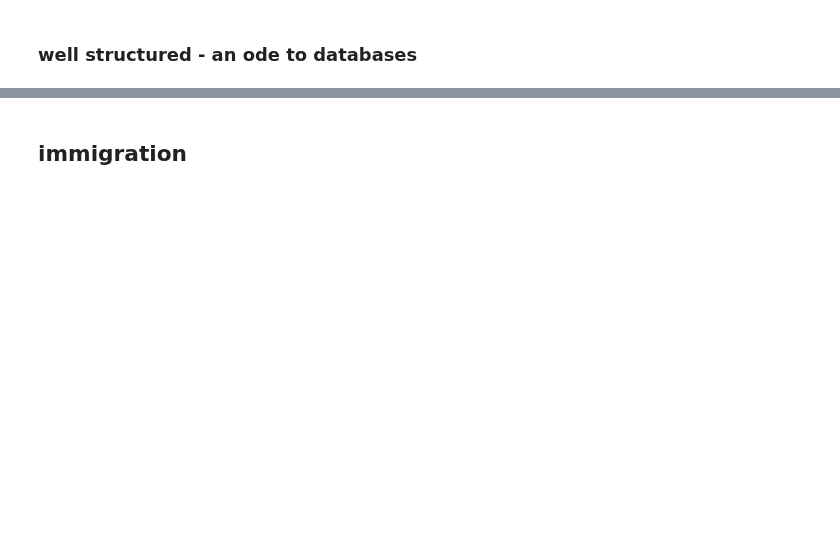
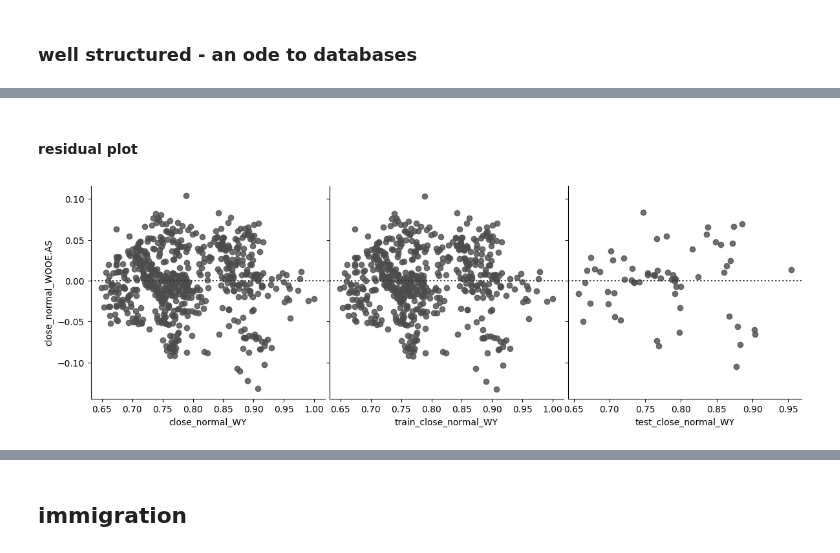
Before and after one commit to scaja/python_libraries_toolkits_for_modern_day_analysts_deprecated, a Jupyter notebook: 05_data_evaluation.ipynb, the cells around one changed output, grey strips where cells are left out. Cells and saved outputs as stored; diff of their text form; code cells hidden in the pictures; blank space fills up the shorter version.

```diff
--- a/05_data_evaluation.ipynb
+++ b/05_data_evaluation.ipynb
@@ -8,0 +171,12 @@ import numpy as np
+# %% [markdown]
+#### residual plot
+# %%
+plot_bucket_sim_lin_reg = pd.concat([bucket_sim_lin_reg, train_sim_lin_reg_indep_var, test_sim_lin_reg_indep_var], axis=1)
+
+g = sns.PairGrid(plot_bucket_sim_lin_reg, y_vars=["close_normal_WOOE.AS"], x_vars=["close_normal_WY", 'train_close_normal_WY','test_close_normal_WY'], height=4)
+
+g.map(sns.residplot, color=".3")
+
+g.figure.subplots_adjust(wspace=.02, hspace=.02)
+# %% [output]
+[figure, added]
```
Also changed, not shown: parts of 39 cells of this notebook, 1 other file.
